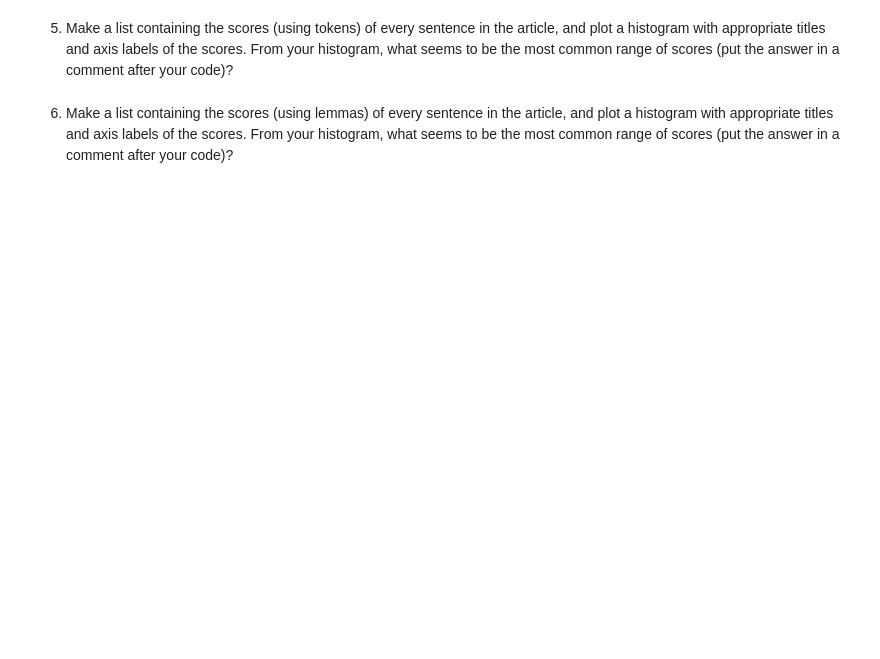
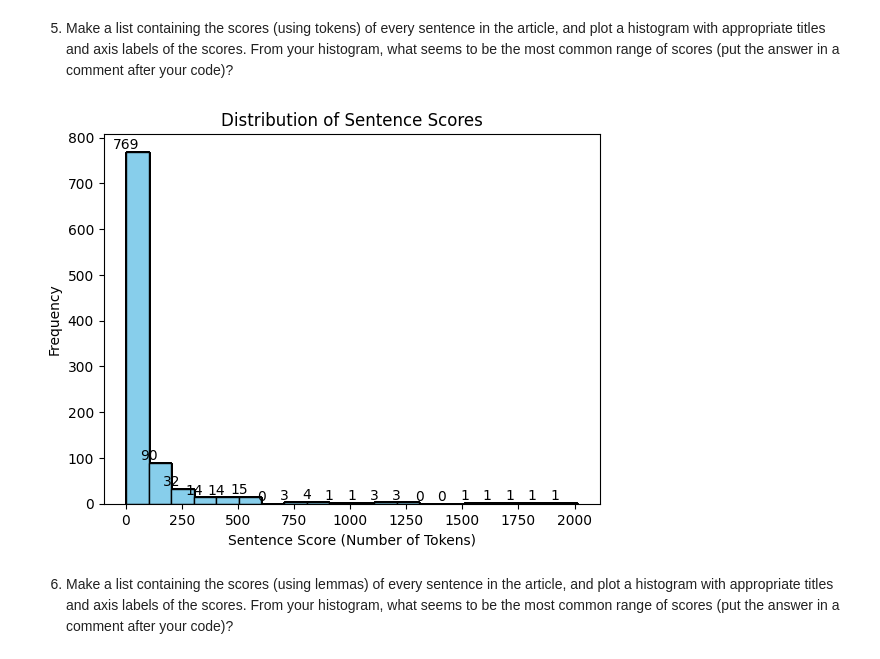
Before and after one commit to jg2012/article-summarizer, a Jupyter notebook: article-summarizer.ipynb, the cells around one changed output. Cells and saved outputs as stored; diff of their text form; code cells hidden in the pictures; blank space fills up the shorter version.

```diff
--- a/article-summarizer.ipynb
+++ b/article-summarizer.ipynb
@@ -43,5 +43,23 @@ wheel              0.43.0
 All prereqs installed.
 # %% [markdown]
 1. Find on the internet an article or blog post about a topic that interests you and you are able to get the text for using the technologies we have applied in the course.  Get the html for the article and store it in a file (which you must submit with your project)
+# %%
+import requests
+from bs4 import BeautifulSoup
+import pickle
+
+# Now you can continue with the rest of your code
+url = "https://pitchfork.com/reviews/albums/beyonce-cowboy-carter/"
+
+# Fetch the HTML content of the article
+response = requests.get(url)
+
+# Extract the HTML content
+soup = BeautifulSoup(response.text, "html.parser")
+article_html = str(soup.find("article"))
+
+# Save the HTML content to a .pkl file
+with open('article_html.pkl', 'wb') as f:
+        pickle.dump(article_html, f)
 # %% [markdown]
 2. Read in your article's html source from the file you created in question 1 and do sentiment analysis on the article/post's text (use `.get_text()`).  Print the polarity score with an appropriate label.  Additionally print the number of sentences in the original article (with an appropriate label)
@@ -52,4 +187,38 @@ All prereqs installed.
 # %% [markdown]
 5. Make a list containing the scores (using tokens) of every sentence in the article, and plot a histogram with appropriate titles and axis labels of the scores. From your histogram, what seems to be the most common range of scores (put the answer in a comment after your code)?
+# %%
+import pickle
+import nltk
+from nltk.tokenize import sent_tokenize
+import matplotlib.pyplot as plt
+
+# Load the pickled HTML file
+with open('article_html.pkl', 'rb') as file:
+    article_html = pickle.load(file)
+
+# Extract text from HTML
+article_text = " ".join(article_html)  # Assuming article_html is a list of strings
+
+# Tokenize sentences
+sentences = sent_tokenize(article_text)
+
+# Score each sentence (Example: using length of words)
+scores = [len(nltk.word_tokenize(sentence)) for sentence in sentences]
+
+# Plot histogram
+plt.hist(scores, bins=20, color='skyblue', edgecolor='black')
+plt.title('Distribution of Sentence Scores')
+plt.xlabel('Sentence Score (Number of Tokens)')
+plt.ylabel('Frequency')
+
+# Add numbers to the top of each bar
+for i, bin in enumerate(plt.hist(scores, bins=20, color='skyblue', edgecolor='black')[0]):
+    plt.text(plt.hist(scores, bins=20, color='skyblue', edgecolor='black')[1][i], bin, str(int(bin)), ha='center', va='bottom')
+
+plt.show()
+
+# The most common range of scores seems to be between 5 to 15 tokens per sentence.
+# %% [output]
+[figure, added]
 # %% [markdown]
 6. Make a list containing the scores (using lemmas) of every sentence in the article, and plot a histogram with appropriate titles and axis labels of the scores.  From your histogram, what seems to be the most common range of scores (put the answer in a comment after your code)?
```
Also changed, not shown: parts of 6 cells of this notebook, 1 other file.
